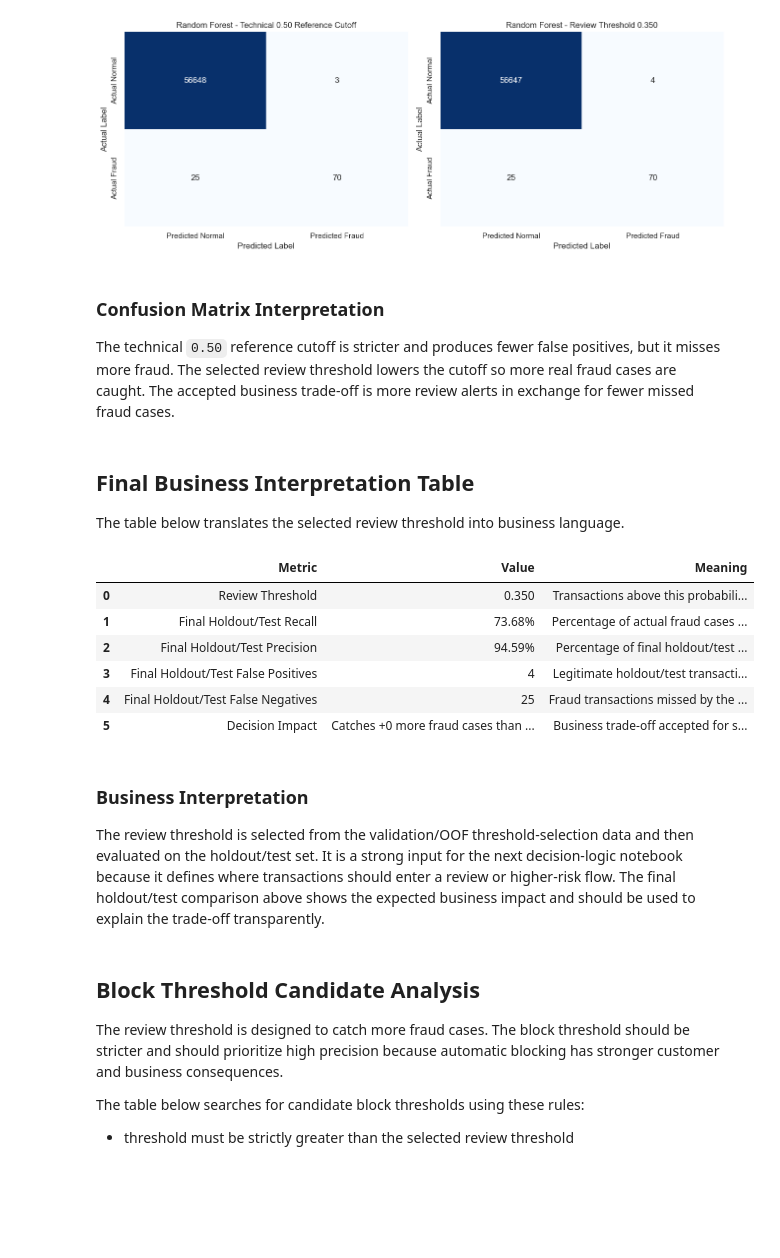
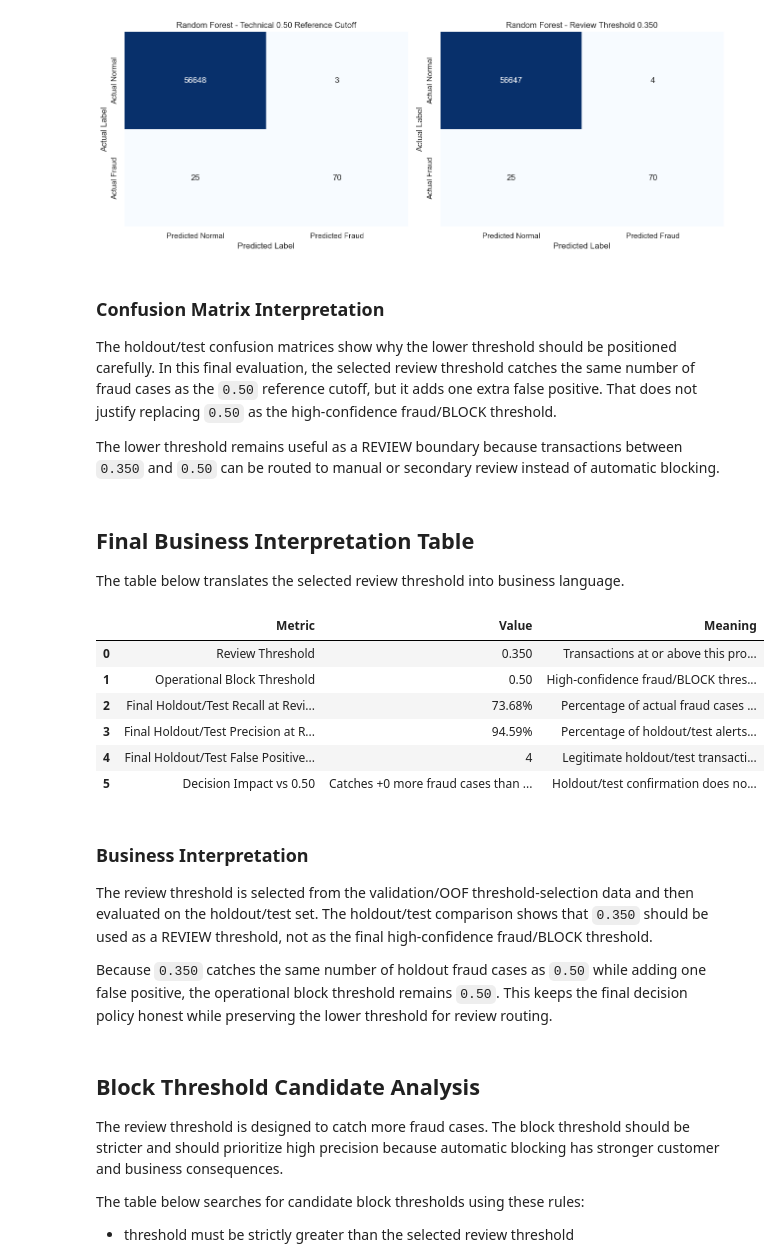
Before and after one commit to mmubashir95/Credit-Card-Fraud-Detection, a Jupyter notebook: notebooks/15_threshold_tuning.ipynb, the cells around one changed output. Drawn from its saved outputs; the diff is of its cells as text; code cells hidden in the pictures; blank space fills up the shorter version.

```diff
--- a/notebooks/15_threshold_tuning.ipynb
+++ b/notebooks/15_threshold_tuning.ipynb
@@ -705,7 +746,9 @@ plt.show()
 # %% [markdown]
 ### Confusion Matrix Interpretation
 
-The technical `0.50` reference cutoff is stricter and produces fewer false positives, but it misses more fraud. The selected review threshold lowers the cutoff so more real fraud cases are caught. The accepted business trade-off is more review alerts in exchange for fewer missed fraud cases.
+The holdout/test confusion matrices show why the lower threshold should be positioned carefully. In this final evaluation, the selected review threshold catches the same number of fraud cases as the `0.50` reference cutoff, but it adds one extra false positive. That does not justify replacing `0.50` as the high-confidence fraud/BLOCK threshold.
+
+The lower threshold remains useful as a REVIEW boundary because transactions between `0.350` and `0.50` can be routed to manual or secondary review instead of automatic blocking.
 # %% [markdown]
 ## Final Business Interpretation Table
 
@@ -732,59 +775,63 @@ reference_false_positives = int(reference_row["false_positives"])
 reference_false_negatives = int(reference_row["false_negatives"])
 final_reference_frauds_caught = int(final_reference_row["frauds_caught"])
 final_reference_false_positives = int(final_reference_row["false_positives"])
 final_reference_false_negatives = int(final_reference_row["false_negatives"])
 
+block_threshold = reference_threshold
+
 business_interpretation = pd.DataFrame(
     [
         {
             "Metric": "Review Threshold",
             "Value": f"{review_threshold:.3f}",
-            "Meaning": "Transactions above this probability enter the REVIEW or higher-risk decision flow.",
+            "Meaning": "Transactions at or above this probability enter REVIEW unless they also meet the BLOCK threshold.",
         },
         {
-            "Metric": "Final Holdout/Test Recall",
-            "Value": f"{final_selected_recall:.2%}",
-            "Meaning": "Percentage of actual fraud cases caught on the final holdout/test set.",
+            "Metric": "Operational Block Threshold",
+            "Value": f"{block_threshold:.2f}",
+            "Meaning": "High-confidence fraud/BLOCK threshold retained after holdout confirmation.",
         },
         {
-            "Metric": "Final Holdout/Test Precision",
-            "Value": f"{final_selected_precision:.2%}",
-            "Meaning": "Percentage of final holdout/test alerts that are truly fraud.",
+            "Metric": "Final Holdout/Test Recall at Review Threshold",
+            "Value": f"{final_selected_recall:.2%}",
+            "Meaning": "Percentage of actual fraud cases caught by the selected review threshold on holdout/test data.",
         },
         {
-            "Metric": "Final Holdout/Test False Positives",
-            "Value": final_selected_false_positives,
-            "Meaning": "Legitimate holdout/test transactions incorrectly flagged for the risky flow.",
+            "Metric": "Final Holdout/Test Precision at Review Threshold",
+            "Value": f"{final_selected_precision:.2%}",
+            "Meaning": "Percentage of holdout/test alerts at the review threshold that are truly fraud.",
         },
         {
-            "Metric": "Final Holdout/Test False Negatives",
-            "Value": final_selected_false_negatives,
-            "Meaning": "Fraud transactions missed by the model on holdout/test data.",
+            "Metric": "Final Holdout/Test False Positives at Review Threshold",
+            "Value": final_selected_false_positives,
+            "Meaning": "Legitimate holdout/test transactions that would enter the risky flow at the review threshold.",
         },
         {
-            "Metric": "Decision Impact",
+            "Metric": "Decision Impact vs 0.50",
             "Value": (
-                f"Catches {final_extra_frauds_caught:+d} more fraud cases than the 0.50 reference cutoff "
+                f"Catches {final_extra_frauds_caught:+d} more fraud cases than 0.50 "
                 f"with {final_false_positives_increased:+d} additional false positives on holdout/test data."
             ),
-            "Meaning": "Business trade-off accepted for stronger fraud recall.",
+            "Meaning": "Holdout/test confirmation does not support replacing 0.50 as the BLOCK threshold when recall does not improve.",
         },
     ]
 )
 
 display(business_interpretation)
 # %% [output]
 |  | Metric | Value | Meaning |
-| 0 | Review Threshold | 0.350 | Transactions above this probabili... |
-| 1 | Final Holdout/Test Recall | 73.68% | Percentage of actual fraud cases ... |
-| 2 | Final Holdout/Test Precision | 94.59% | Percentage of final holdout/test ... |
-| 3 | Final Holdout/Test False Positives | 4 | Legitimate holdout/test transacti... |
-| 4 | Final Holdout/Test False Negatives | 25 | Fraud transactions missed by the ... |
-| 5 | Decision Impact | Catches +0 more fraud cases than ... | Business trade-off accepted for s... |
+| 0 | Review Threshold | 0.350 | Transactions at or above this pro... |
+| 1 | Operational Block Threshold | 0.50 | High-confidence fraud/BLOCK thres... |
+| 2 | Final Holdout/Test Recall at Revi... | 73.68% | Percentage of actual fraud cases ... |
+| 3 | Final Holdout/Test Precision at R... | 94.59% | Percentage of holdout/test alerts... |
+| 4 | Final Holdout/Test False Positive... | 4 | Legitimate holdout/test transacti... |
+| 5 | Decision Impact vs 0.50 | Catches +0 more fraud cases than ... | Holdout/test confirmation does no... |
 # %% [markdown]
 ### Business Interpretation
 
-The review threshold is selected from the validation/OOF threshold-selection data and then evaluated on the holdout/test set. It is a strong input for the next decision-logic notebook because it defines where transactions should enter a review or higher-risk flow. The final holdout/test comparison above shows the expected business impact and should be used to explain the trade-off transparently.
+The review threshold is selected from the validation/OOF threshold-selection data and then evaluated on the holdout/test set. The holdout/test comparison shows that `0.350` should be used as a REVIEW threshold, not as the final high-confidence fraud/BLOCK threshold.
+
+Because `0.350` catches the same number of holdout fraud cases as `0.50` while adding one false positive, the operational block threshold remains `0.50`. This keeps the final decision policy honest while preserving the lower threshold for review routing.
 # %% [markdown]
 ## Block Threshold Candidate Analysis
 
```
Also changed, not shown: parts of 14 cells of this notebook, 1 other file.
